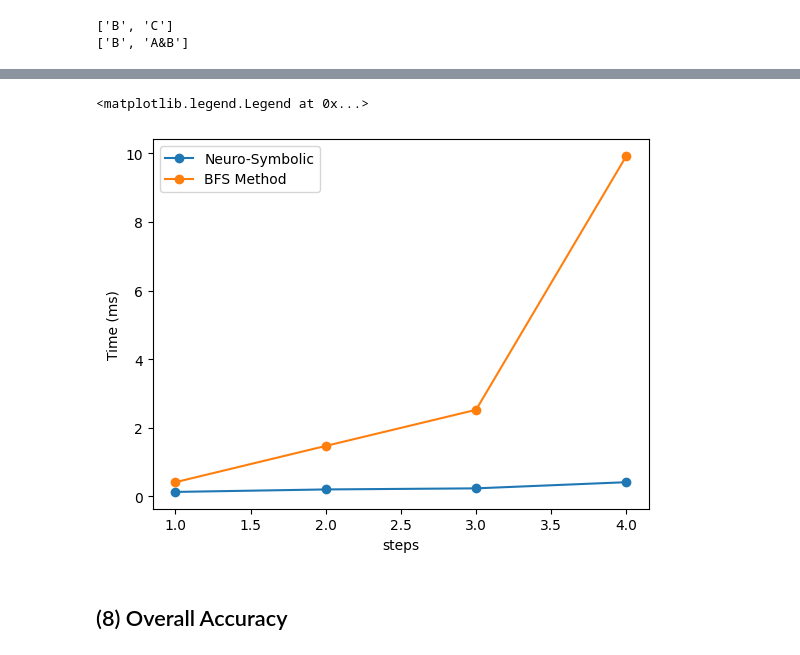
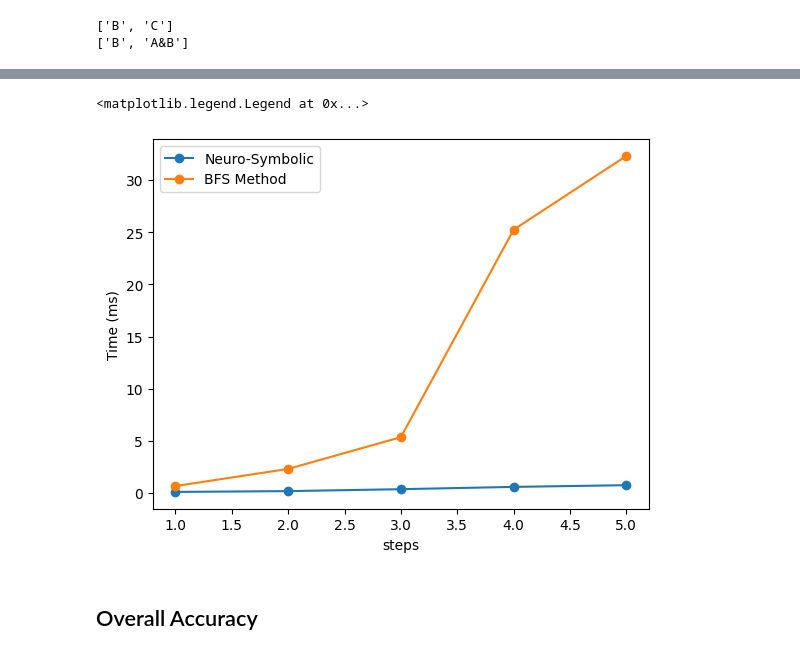
Before and after one commit to sferrante/Neuro-Symbolic-Reasoning, a Jupyter notebook: ProofAgent.ipynb, the cells around one changed output, grey strips where cells are left out. Cells and saved outputs as stored; diff of their text form; code cells hidden in the pictures.

```diff
--- a/ProofAgent.ipynb
+++ b/ProofAgent.ipynb
@@ -357,22 +144,27 @@ def OneHotPrepare(X_states, X_props, Y_labels, ALL_FORMULAS):
 
     return [X_states_1h, X_props_1h, Y_labels_1h]
 # %%
-## 4 separate groups of training data
+## 5 separate groups of training data
 X1_states_1h, X1_props_1h, Y1_labels_1h = OneHotPrepare(X1_states, X1_props, Y1, ALL_FORMULAS)
 X2_states_1h, X2_props_1h, Y2_labels_1h = OneHotPrepare(X2_states, X2_props, Y2, ALL_FORMULAS)
 X3_states_1h, X3_props_1h, Y3_labels_1h = OneHotPrepare(X3_states, X3_props, Y3, ALL_FORMULAS)
 X4_states_1h, X4_props_1h, Y4_labels_1h = OneHotPrepare(X4_states, X4_props, Y4, ALL_FORMULAS)
+X5_states_1h, X5_props_1h, Y5_labels_1h = OneHotPrepare(X5_states, X5_props, Y5, ALL_FORMULAS)
 
 ## Define X1,2,3,4 and Y1,2,3,4
 X1 = np.concatenate([X1_states_1h, X1_props_1h], axis=1)
 X2 = np.concatenate([X2_states_1h, X2_props_1h], axis=1)
 X3 = np.concatenate([X3_states_1h, X3_props_1h], axis=1)
 X4 = np.concatenate([X4_states_1h, X4_props_1h], axis=1)
+X5 = np.concatenate([X5_states_1h, X5_props_1h], axis=1)
+
+print(len(X1), len(X2), len(X3), len(X4), len(X5))
 
 Y1 = np.argmax(Y1_labels_1h, axis=1)
 Y2 = np.argmax(Y2_labels_1h, axis=1)
 Y3 = np.argmax(Y3_labels_1h, axis=1)
 Y4 = np.argmax(Y4_labels_1h, axis=1)
+Y5 = np.argmax(Y5_labels_1h, axis=1)
 
 # cumulative concatenations for training
 X12  = np.concatenate([X1, X2], axis=0)
@@ -383,3 +175,6 @@ Y123 = np.concatenate([Y1, Y2, Y3], axis=0)
 
 X1234 = np.concatenate([X1, X2, X3, X4], axis=0)
 Y1234 = np.concatenate([Y1, Y2, Y3, Y4], axis=0)
+
+X12345 = np.concatenate([X1, X2, X3, X4, X5], axis=0)
+Y12345 = np.concatenate([Y1, Y2, Y3, Y4, Y5], axis=0)
@@ -459,0 +220,8 @@ modelDS4, testDS4 = train_model(X1234, Y1234, len(ALL_FORMULAS),
+# %%
+# Train the MLPs
+es = 10;
+model1, test1 = train_model(X1,    Y1,    len(ALL_FORMULAS), epochs=es, batch_size=256, loss_fn=nn.CrossEntropyLoss(), printevery=3)
+model2, test2 = train_model(X12,   Y12,   len(ALL_FORMULAS), epochs=es, batch_size=256, loss_fn=nn.CrossEntropyLoss(), printevery=3)
+model3, test3 = train_model(X123,  Y123,  len(ALL_FORMULAS), epochs=es, batch_size=256, loss_fn=nn.CrossEntropyLoss(), printevery=3)
+model4, test4 = train_model(X1234, Y1234, len(ALL_FORMULAS), epochs=es, batch_size=256, loss_fn=nn.CrossEntropyLoss(), printevery=3)
+model5, test5 = train_model(X12345, Y12345, len(ALL_FORMULAS), epochs=es,batch_size=256, loss_fn=nn.CrossEntropyLoss(), printevery=3)
@@ -497,8 +375,14 @@ test_example(4, Xte3)
 state_check = encode_state(['A', 'A->B', 'B->C'], ALL_FORMULAS)
 goal_check =  encode_state(['C'], ALL_FORMULAS)
 x_check = np.concatenate([state_check, goal_check])
-tt = torch.tensor([x_check], dtype=torch.float32)
-logits = model4(tt)
+
+x_tokens = np.zeros((6, len(ALL_FORMULAS)), dtype=np.float32)
+idxs = np.where(state_check == 1)[0]
+x_tokens[np.arange(len(idxs)), idxs] = 1.0
+x_tokens[-1] = goal_check
+
+tt = torch.tensor(x_tokens[None, :, :], dtype=torch.float32)
+logits = modelTR2(tt)
 print(logits)
 print(torch.argmax(logits).item())
 print(f'Model guess is {ALL_FORMULAS[torch.argmax(logits).item()]}')
@@ -653,21 +557,22 @@ Proved!
 # %%
 import contextlib, os
 with open(os.devnull, 'w') as f, contextlib.redirect_stdout(f):
-    times0 = TimeToProve(['B', 'C&D', 'B|C', 'A|D'], 'B|D', model4)
-    times1 = TimeToProve(['B', 'D', 'B->D', 'C&D'], 'A|C', model4)
-    times2 = TimeToProve(['~A', 'C&D', 'A|B', 'B|D'], 'B&D', model4)
-    times3 = TimeToProve(['B', 'A->C', 'A&D'], 'C&D', model4)
+    times1 = TimeToProve(['B', 'C&D', 'B|C', 'A|D'], 'B|D', model5)
+    times2 = TimeToProve(['B', 'D', 'B->D', 'C&D'], 'A|C', model5)
+    times3 = TimeToProve(['~A', 'C&D', 'A|B', 'B|D'], 'B&D', model5)
+    times4 = TimeToProve(['B', 'A->C', 'A&D'], 'C&D', model5)
+    times5 = TimeToProve(['C->E', 'E->B', 'A&C'], 'A&B', model5)
 # %%
-plt.plot([1, 2, 3, 4], [times0[0], times1[0], times2[0], times3[0]], marker='o')
-plt.plot([1, 2, 3, 4], [times0[1], times1[1], times2[1], times3[1]], marker='o');
+plt.plot([1, 2, 3, 4, 5], [times1[0], times2[0], times3[0], times4[0], times5[0]], marker='o')
+plt.plot([1, 2, 3, 4, 5], [times1[1], times2[1], times3[1], times4[1], times5[1]], marker='o');
 ##~~~~ NN failed for steps = 4 ~~~~~~~~
 # plt.scatter(4, times3[0], marker='x', color='red', s=100)
 ##~~~~~~~~~~~~~~~~~~~~~~~~~~~~~~~~~~~~~~
 plt.ylabel('Time (ms)')
 plt.xlabel('steps')
 plt.legend(['Neuro-Symbolic', 'BFS Method'])
 # %% [output]
 <matplotlib.legend.Legend at 0x...>
-[figure, old version]
+[figure, new version]
 # %% [markdown]
-## (8) Overall Accuracy
+## Overall Accuracy
```
Also changed, not shown: parts of 73 cells of this notebook, 1 other file.
